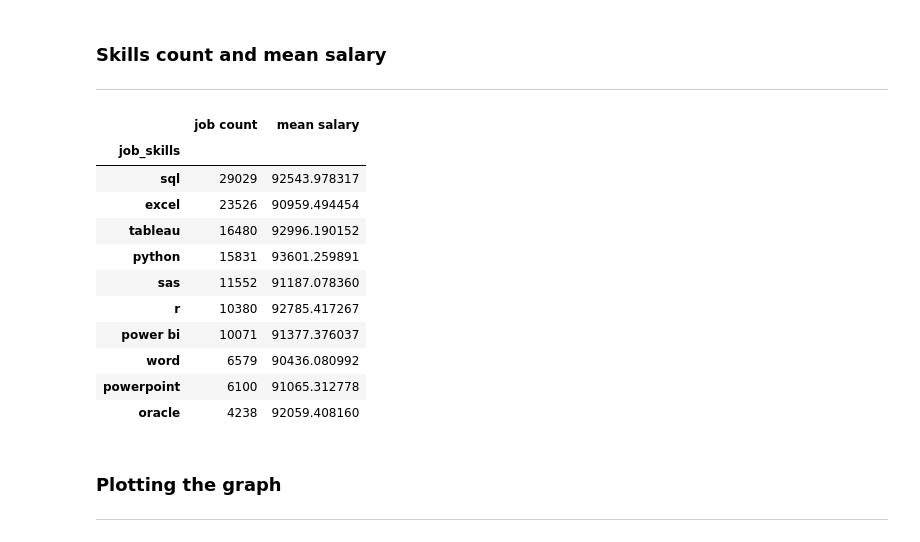
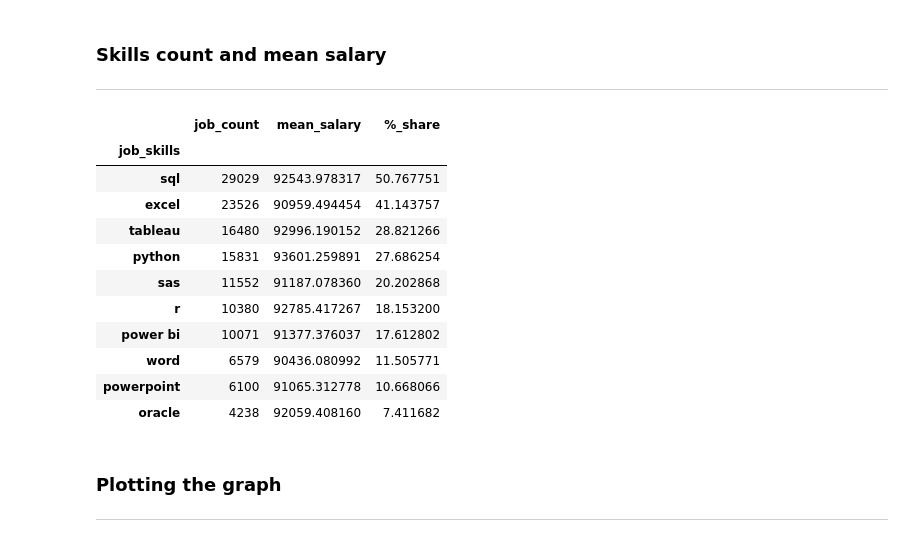
Before and after one commit to avinashchoudhary2004/Data-Professionals-Job-Market-Insights, a Jupyter notebook: 5_Most_Optimal_Skills.ipynb, the cells around one changed output. Drawn from its saved outputs; the diff is of its cells as text; code cells hidden in the pictures.

```diff
--- a/5_Most_Optimal_Skills.ipynb
+++ b/5_Most_Optimal_Skills.ipynb
@@ -44,34 +44,38 @@ df.head()
 # %%
 # selecting job role
 job_role = 'Data Analyst'
 df_filtered = df[df.job_title_short == job_role]
 
 # exploding the skills list
 df_exploded = df_filtered[df_filtered.job_skills.notna()].explode('job_skills', ignore_index=True)
 
 df_scatter_data = (df_exploded.groupby('job_skills')
                   .agg({
                      'job_title':'count',
                      'salary_year_avg':'mean'
-                  }).rename(columns={'salary_year_avg': 'mean salary', 'job_title': 'job count'})
-                  .sort_values(by='job count', ascending=False)
+                  }).rename(columns={'salary_year_avg': 'mean_salary', 'job_title': 'job_count'})
+                  .sort_values(by='job_count', ascending=False)
                   .head(10)
 )
 
+# Determine likelihood of job skill required in job posting
+total_job_post = df_filtered['job_title_short'].count()
+df_scatter_data['%_share'] = 100*(df_scatter_data['job_count']/total_job_post)
+
 df_scatter_data
 # %% [output]
-|  | job count | mean salary |
-| job_skills |  |  |
-| sql | 29029 | 92543.978317 |
-| excel | 23526 | 90959.494454 |
-| tableau | 16480 | 92996.190152 |
-| python | 15831 | 93601.259891 |
-| sas | 11552 | 91187.078360 |
-| r | 10380 | 92785.417267 |
-| power bi | 10071 | 91377.376037 |
-| word | 6579 | 90436.080992 |
-| powerpoint | 6100 | 91065.312778 |
-| oracle | 4238 | 92059.408160 |
+|  | job_count | mean_salary | %_share |
+| job_skills |  |  |  |
+| sql | 29029 | 92543.978317 | 50.767751 |
+| excel | 23526 | 90959.494454 | 41.143757 |
+| tableau | 16480 | 92996.190152 | 28.821266 |
+| python | 15831 | 93601.259891 | 27.686254 |
+| sas | 11552 | 91187.078360 | 20.202868 |
+| r | 10380 | 92785.417267 | 18.153200 |
+| power bi | 10071 | 91377.376037 | 17.612802 |
+| word | 6579 | 90436.080992 | 11.505771 |
+| powerpoint | 6100 | 91065.312778 | 10.668066 |
+| oracle | 4238 | 92059.408160 | 7.411682 |
 # %% [markdown]
 ### Plotting the graph
 <hr>
```
Also changed, not shown: parts of 2 cells of this notebook, 4 other files.
